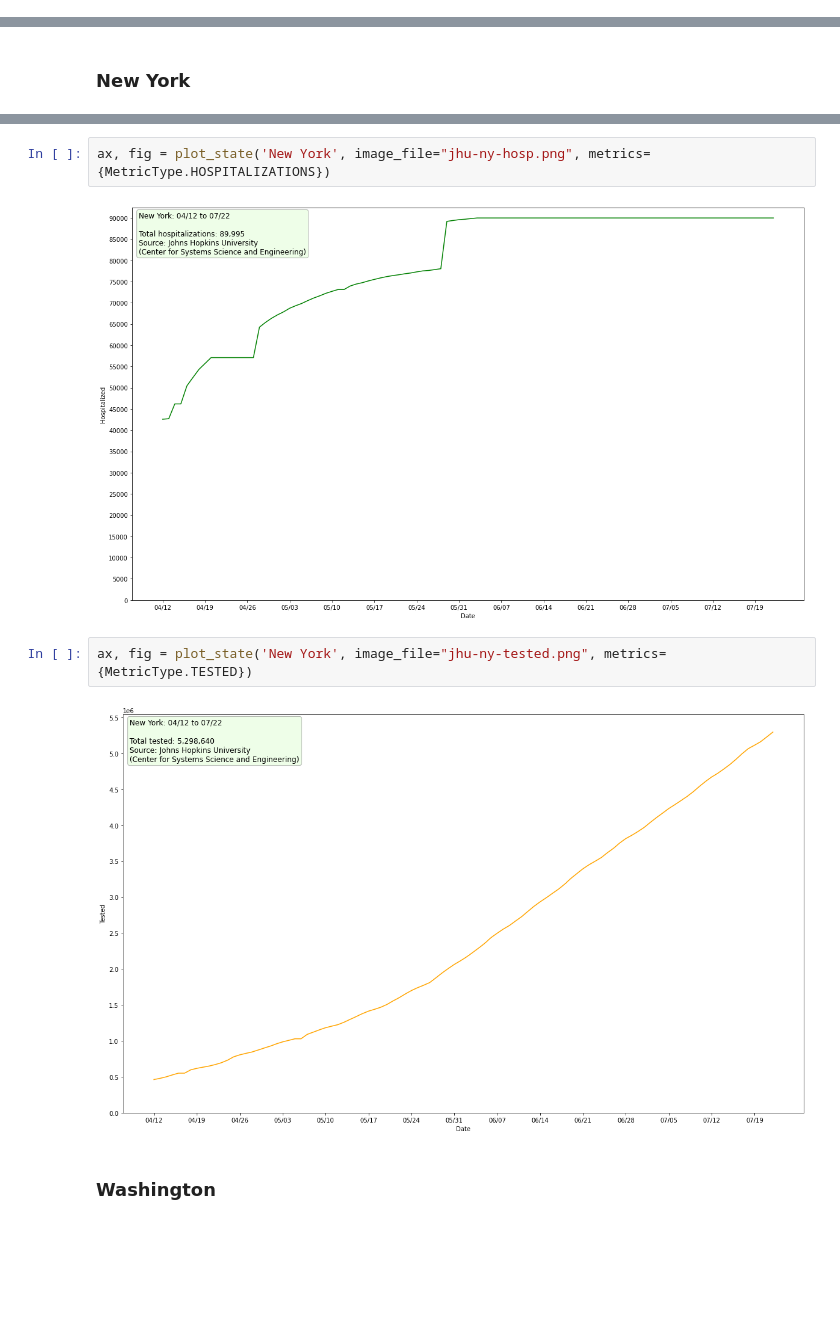
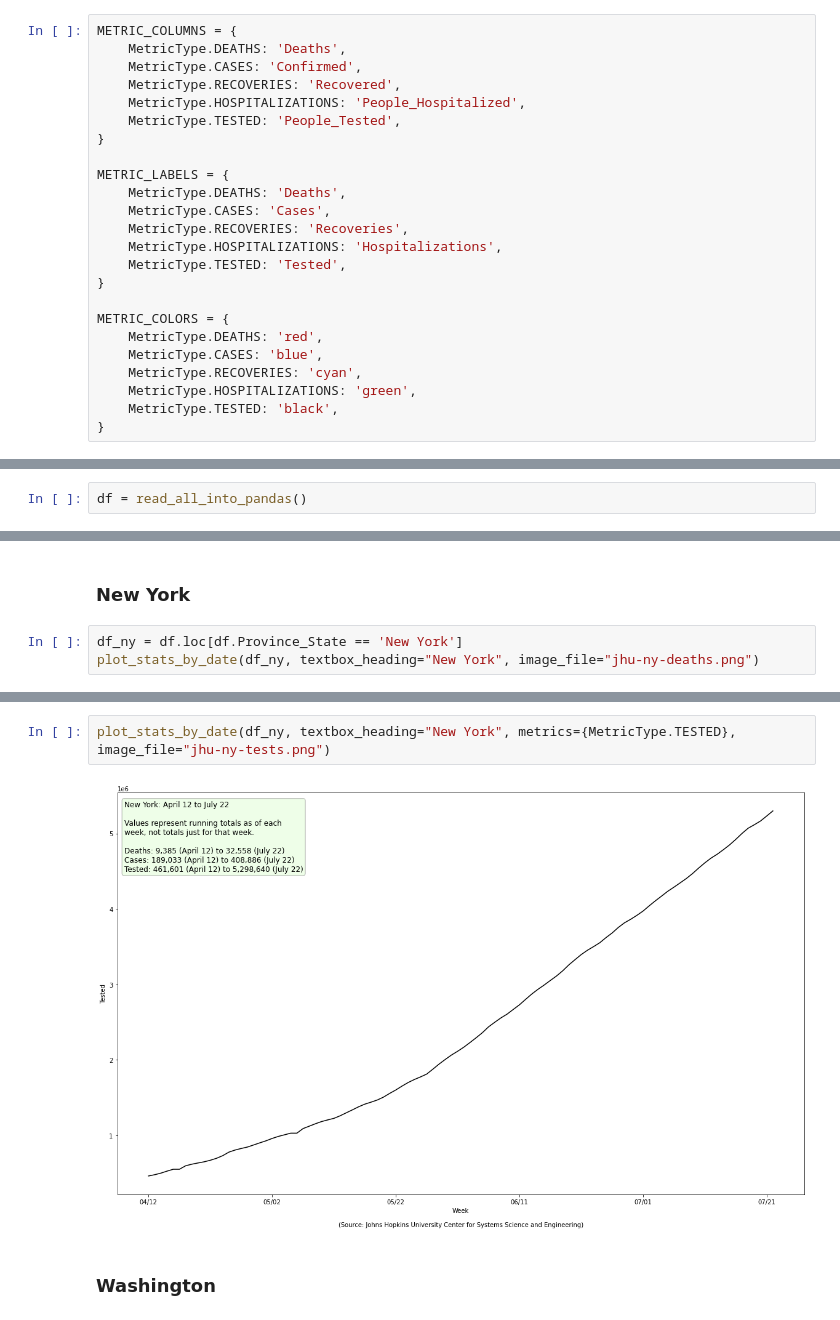
Before and after one commit to bmc/covid19, a Jupyter notebook: johns-hopkins.ipynb, the cells around one changed output, grey strips where cells are left out. Saved outputs shown, nothing was run; the diff lists cells and outputs as text; blank space fills up the shorter version.

Commit message:
Converted to use Pandas.

```diff
--- a/johns-hopkins.ipynb
+++ b/johns-hopkins.ipynb
@@ -36,0 +81,24 @@ today = datetime.now().date()
+# %%
+METRIC_COLUMNS = {
+    MetricType.DEATHS: 'Deaths',
+    MetricType.CASES: 'Confirmed',
+    MetricType.RECOVERIES: 'Recovered',
+    MetricType.HOSPITALIZATIONS: 'People_Hospitalized',
+    MetricType.TESTED: 'People_Tested',
+}
+
+METRIC_LABELS = {
+    MetricType.DEATHS: 'Deaths',
+    MetricType.CASES: 'Cases',
+    MetricType.RECOVERIES: 'Recoveries',
+    MetricType.HOSPITALIZATIONS: 'Hospitalizations',
+    MetricType.TESTED: 'Tested',
+}
+
+METRIC_COLORS = {
+    MetricType.DEATHS: 'red',
+    MetricType.CASES: 'blue',
+    MetricType.RECOVERIES: 'cyan',
+    MetricType.HOSPITALIZATIONS: 'green',
+    MetricType.TESTED: 'black',
+}
@@ -126,0 +276,2 @@ for date in dates_in_order:
+# %%
+df = read_all_into_pandas()
@@ -478,2 +369,5 @@ fig, ax = plot_state('Pennsylvania', image_file="jhu-pa-tested.png", metrics={Me
 # %% [markdown]
 ### New York
+# %%
+df_ny = df.loc[df.Province_State == 'New York']
+plot_stats_by_date(df_ny, textbox_heading="New York", image_file="jhu-ny-deaths.png")
@@ -488,11 +384,7 @@ ax, fig = plot_state('New York', image_file="jhu-ny-cases.png", metrics={MetricT
 # %%
-ax, fig = plot_state('New York', image_file="jhu-ny-hosp.png", metrics={MetricType.HOSPITALIZATIONS})
+plot_stats_by_date(df_ny, textbox_heading="New York", metrics={MetricType.TESTED}, image_file="jhu-ny-tests.png")
 # %% [output]
-[figure, old version]
+[figure, new version]
-# %%
-ax, fig = plot_state('New York', image_file="jhu-ny-tested.png", metrics={MetricType.TESTED})
-# %% [output]
-[figure, removed]
 # %% [markdown]
 ### Washington
 # %%
```
Also changed, not shown: parts of 98 cells of this notebook.
